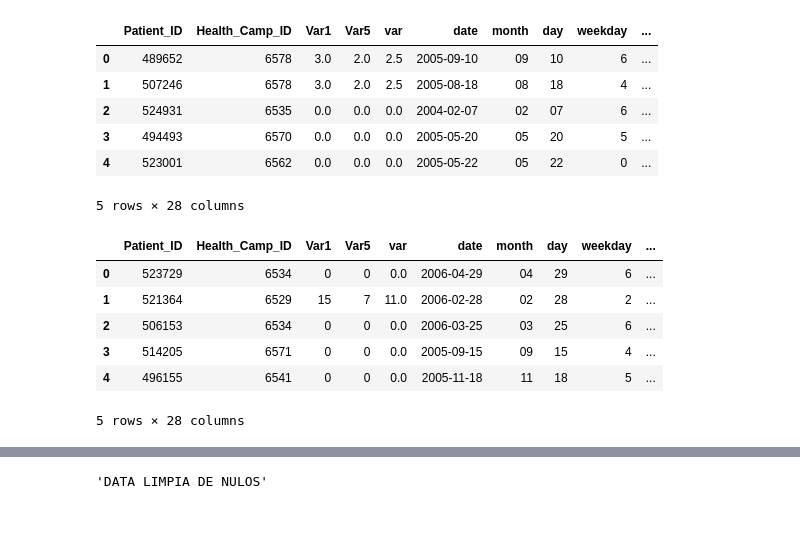
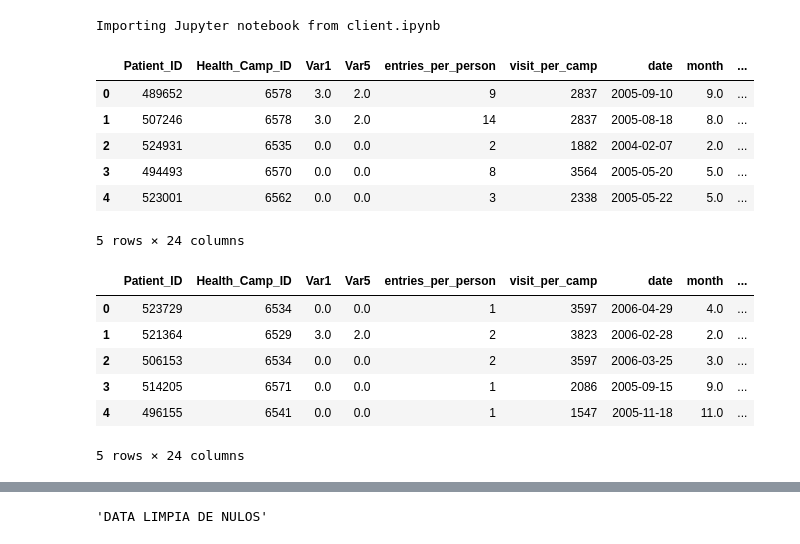
Before and after one commit to kendalvictor/ml_analysis, a Jupyter notebook: 4_analysis_complete.ipynb, the cells around one changed output, grey strips where cells are left out. Saved outputs shown, nothing was run; the diff lists cells and outputs as text; code cells hidden in the pictures.

```diff
--- a/4_analysis_complete.ipynb
+++ b/4_analysis_complete.ipynb
@@ -1,42 +1,43 @@
 # %%
 #complemento para importar desde otro .ipynb
 import nbimporter
 
 #calculo
 import numpy as np
 import pandas as pd
 
 #visualizacion
 from matplotlib import pyplot as plt
 import seaborn as sns
 %matplotlib inline
 
 #propios
 from client import Analizer
 
 new_train = Analizer("new_train.csv")
 new_train.data = new_train.data.drop(['Unnamed: 0'], axis=1)
-new_train.data.head()
+new_train.head()
 # %% [output]
+Importing Jupyter notebook from client.ipynb
-|  | Patient_ID | Health_Camp_ID | Var1 | Var5 | var | date | month | day | weekday | ... |
-| 0 | 489652 | 6578 | 3.0 | 2.0 | 2.5 | 2005-09-10 | 09 | 10 | 6 | ... |
-| 1 | 507246 | 6578 | 3.0 | 2.0 | 2.5 | 2005-08-18 | 08 | 18 | 4 | ... |
-| 2 | 524931 | 6535 | 0.0 | 0.0 | 0.0 | 2004-02-07 | 02 | 07 | 6 | ... |
-| 3 | 494493 | 6570 | 0.0 | 0.0 | 0.0 | 2005-05-20 | 05 | 20 | 5 | ... |
-| 4 | 523001 | 6562 | 0.0 | 0.0 | 0.0 | 2005-05-22 | 05 | 22 | 0 | ... |
+|  | Patient_ID | Health_Camp_ID | Var1 | Var5 | entries_per_person | visit_per_camp | date | month | ... |
+| 0 | 489652 | 6578 | 3.0 | 2.0 | 9 | 2837 | 2005-09-10 | 9.0 | ... |
+| 1 | 507246 | 6578 | 3.0 | 2.0 | 14 | 2837 | 2005-08-18 | 8.0 | ... |
+| 2 | 524931 | 6535 | 0.0 | 0.0 | 2 | 1882 | 2004-02-07 | 2.0 | ... |
+| 3 | 494493 | 6570 | 0.0 | 0.0 | 8 | 3564 | 2005-05-20 | 5.0 | ... |
+| 4 | 523001 | 6562 | 0.0 | 0.0 | 3 | 2338 | 2005-05-22 | 5.0 | ... |
-5 rows × 28 columns
+5 rows × 24 columns
 # %%
 new_test = Analizer("new_test.csv")
 new_test.data = new_test.data.drop(['Unnamed: 0'], axis=1)
-new_test.data.head()
+new_test.head()
 # %% [output]
-|  | Patient_ID | Health_Camp_ID | Var1 | Var5 | var | date | month | day | weekday | ... |
-| 0 | 523729 | 6534 | 0 | 0 | 0.0 | 2006-04-29 | 04 | 29 | 6 | ... |
-| 1 | 521364 | 6529 | 15 | 7 | 11.0 | 2006-02-28 | 02 | 28 | 2 | ... |
-| 2 | 506153 | 6534 | 0 | 0 | 0.0 | 2006-03-25 | 03 | 25 | 6 | ... |
-| 3 | 514205 | 6571 | 0 | 0 | 0.0 | 2005-09-15 | 09 | 15 | 4 | ... |
-| 4 | 496155 | 6541 | 0 | 0 | 0.0 | 2005-11-18 | 11 | 18 | 5 | ... |
+|  | Patient_ID | Health_Camp_ID | Var1 | Var5 | entries_per_person | visit_per_camp | date | month | ... |
+| 0 | 523729 | 6534 | 0.0 | 0.0 | 1 | 3597 | 2006-04-29 | 4.0 | ... |
+| 1 | 521364 | 6529 | 3.0 | 2.0 | 2 | 3823 | 2006-02-28 | 2.0 | ... |
+| 2 | 506153 | 6534 | 0.0 | 0.0 | 2 | 3597 | 2006-03-25 | 3.0 | ... |
+| 3 | 514205 | 6571 | 0.0 | 0.0 | 1 | 2086 | 2005-09-15 | 9.0 | ... |
+| 4 | 496155 | 6541 | 0.0 | 0.0 | 1 | 1547 | 2005-11-18 | 11.0 | ... |
-5 rows × 28 columns
+5 rows × 24 columns
 # %%
 new_train.null_verificator()
 # %% [output]
```
Also changed, not shown: parts of 19 cells of this notebook, 7 other files.
